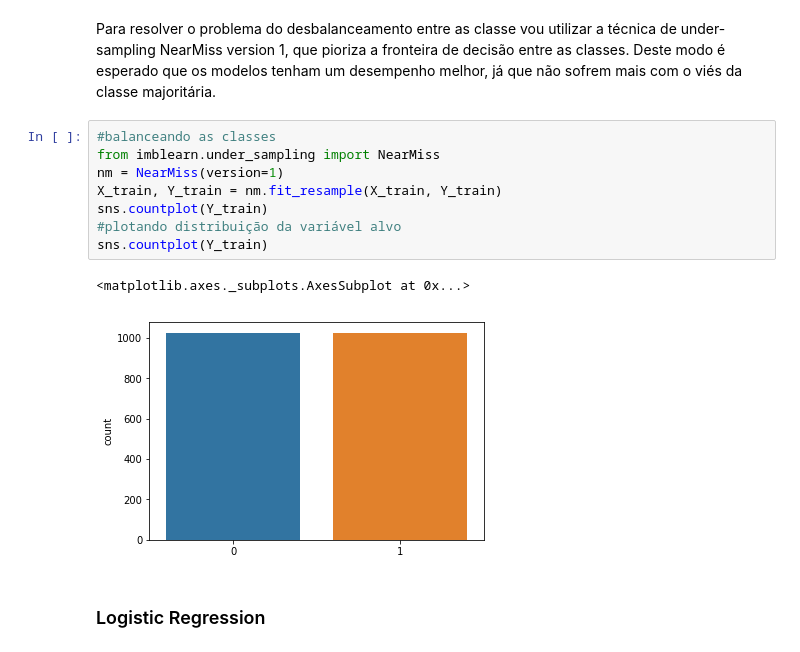
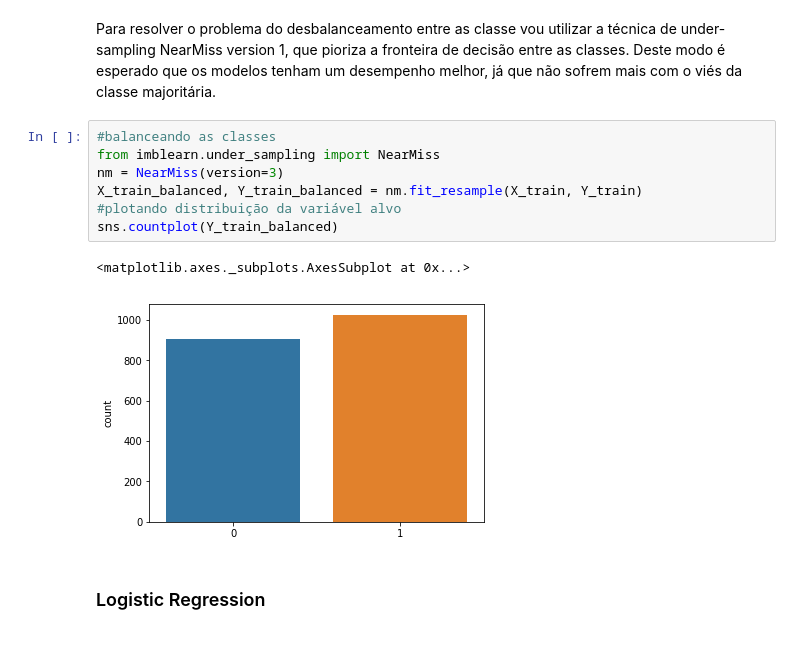
Before and after one commit to diogoflorencio/machine-learning, a Jupyter notebook: lab4/Previsão de Eleição de Deputados.ipynb, the cells around one changed output. Cells and saved outputs as stored; diff of their text form.

```diff
--- a/lab4/Previsão de Eleição de Deputados.ipynb
+++ b/lab4/Previsão de Eleição de Deputados.ipynb
@@ -120,14 +105,13 @@ Para resolver o problema do desbalanceamento entre as classe vou utilizar a téc
 # %%
 #balanceando as classes
 from imblearn.under_sampling import NearMiss
-nm = NearMiss(version=1)
-X_train, Y_train = nm.fit_resample(X_train, Y_train)
-sns.countplot(Y_train)
+nm = NearMiss(version=3)
+X_train_balanced, Y_train_balanced = nm.fit_resample(X_train, Y_train)
 #plotando distribuição da variável alvo
-sns.countplot(Y_train)
+sns.countplot(Y_train_balanced)
 # %% [output]
 <matplotlib.axes._subplots.AxesSubplot at 0x...>
-[figure, old version]
+[figure, new version]
 # %% [markdown]
 ### Logistic Regression
 # %%
```
Also changed, not shown: parts of 13 cells of this notebook, 1 other file.
